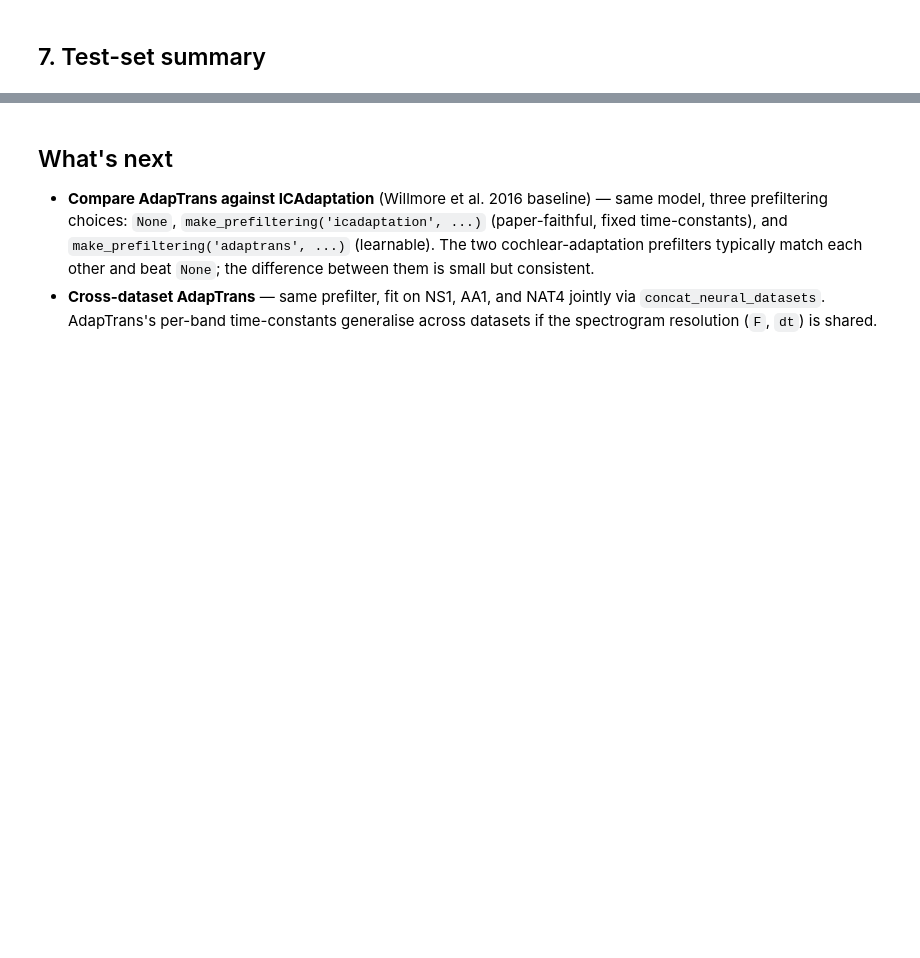
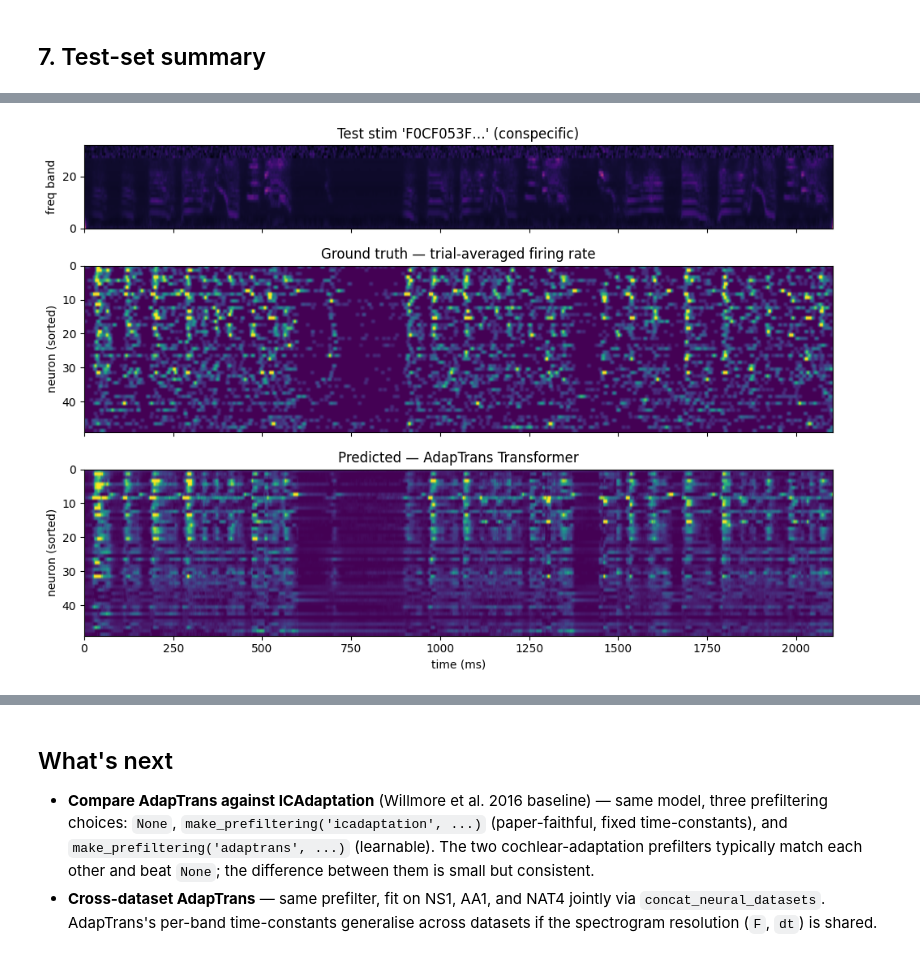
Before and after one commit to urancon/deepSTRF, a Jupyter notebook: examples/adaptrans_transformer_aa1.ipynb, the cells around one changed output, grey strips where cells are left out. Cells and saved outputs as stored; diff of their text form; code cells hidden in the pictures; blank space fills up the shorter version.

```diff
--- a/examples/adaptrans_transformer_aa1.ipynb
+++ b/examples/adaptrans_transformer_aa1.ipynb
@@ -210,0 +252,50 @@ plt.tight_layout(); plt.show()
+# %%
+# Pick one held-out test stim
+stim_iter_idx = test_idx[0]   # iter-space index, fetched via ds[i]
+stim_t, resps_t, _, meta_t = ds[stim_iter_idx]
+spec = stim_t.squeeze(0).cpu().numpy()                     # drop channel → (F, T)
+T = spec.shape[1]
+
+# Ground truth: trial-mean per cell (R varies between cells), then stack → (N, T)
+gt = torch.stack([r.nanmean(dim=0) for r in resps_t], dim=0).cpu().numpy()
+
+# Prediction from the AdapTrans model
+result_adaptrans["model"].eval().to(device)
+with torch.no_grad():
+    x = stim_t.unsqueeze(0).to(device)                     # (1, 1, F, T)
+    pred = result_adaptrans["model"](x)                    # (1, N, 1, T)
+pr = pred.squeeze(0).squeeze(1).cpu().numpy()              # (N, T)
+
+# Sort neurons by AdapTrans test cc_norm (best at top)
+order = torch.argsort(result_adaptrans["test_cc_norm"], descending=True).numpy()
+gt_s, pr_s = gt[order], pr[order]
+
+# Shared color scale across gt / pred
+vmax = float(np.nanpercentile(np.concatenate([gt_s, pr_s], axis=1), 99.5))
+
+t = np.arange(T) * ds.dt   # ms
+
+fig, axs = plt.subplots(3, 1, figsize=(10, 7), sharex=True,
+                        gridspec_kw={"height_ratios": [1, 2, 2]})
+
+axs[0].imshow(spec, aspect='auto', origin='lower',
+              extent=[t[0], t[-1], 0, ds.F], cmap='magma')
+axs[0].set_ylabel("freq band")
+axs[0].set_title(f"Test stim '{meta_t['name'][:8]}…' ({meta_t['type']})")
+
+axs[1].imshow(gt_s, aspect='auto', origin='upper',
+              extent=[t[0], t[-1], gt_s.shape[0], 0],
+              cmap='viridis', vmin=0, vmax=vmax)
+axs[1].set_ylabel("neuron (sorted)")
+axs[1].set_title("Ground truth — trial-averaged firing rate")
+
+axs[2].imshow(pr_s, aspect='auto', origin='upper',
+              extent=[t[0], t[-1], pr_s.shape[0], 0],
+              cmap='viridis', vmin=0, vmax=vmax)
+axs[2].set_ylabel("neuron (sorted)")
+axs[2].set_xlabel("time (ms)")
+axs[2].set_title("Predicted — AdapTrans Transformer")
+
+plt.tight_layout(); plt.show()
+# %% [output]
+[figure, added]
```
Also changed, not shown: parts of 20 cells of this notebook.
